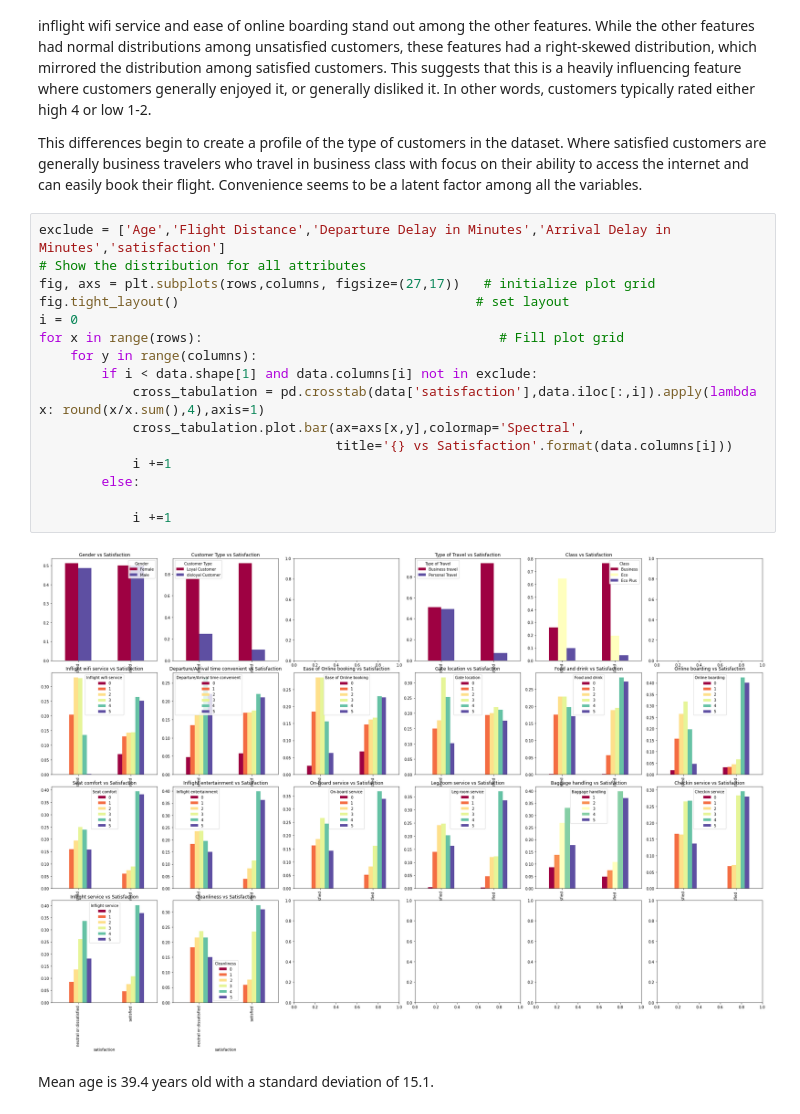
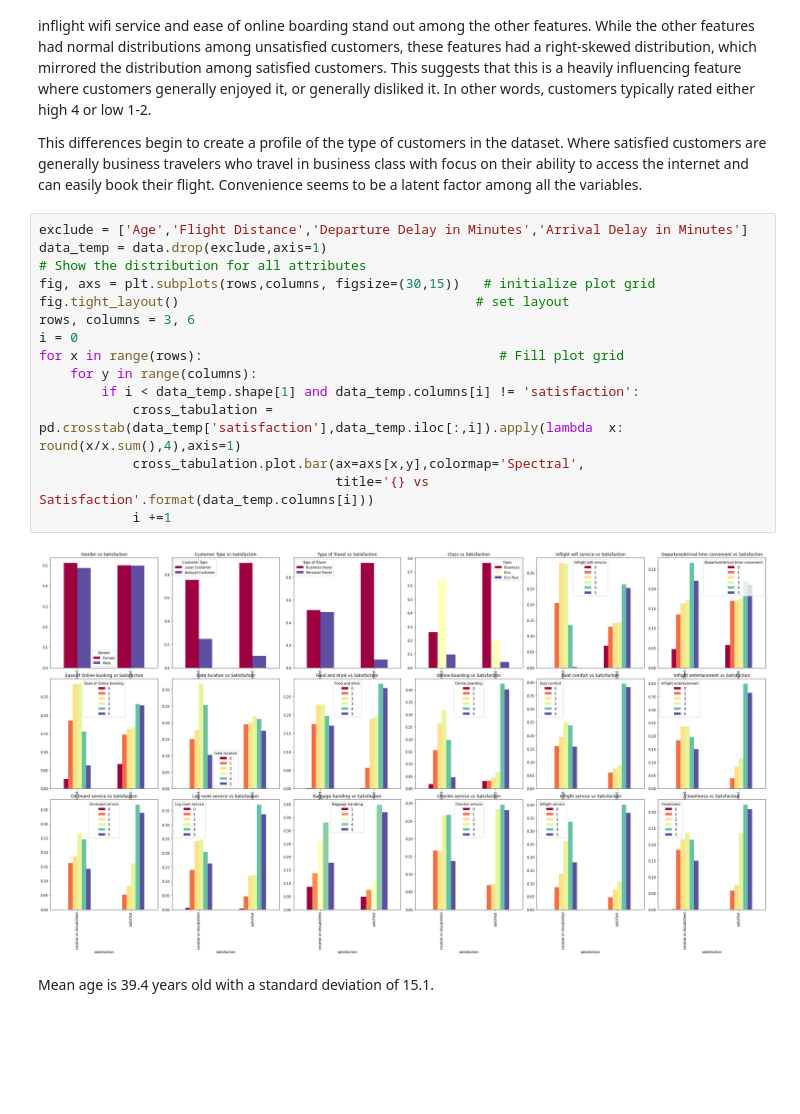
Before and after one commit to gpala7077/Classifying_Airline_Customer_Satisfication, a Jupyter notebook: Final_Project_data_exploration.ipynb, the cells around one changed output. Drawn from its saved outputs; the diff is of its cells as text; blank space fills up the shorter version.

Commit message:
Fixed Crosstab plots

```diff
--- a/Final_Project_data_exploration.ipynb
+++ b/Final_Project_data_exploration.ipynb
@@ -228,23 +228,22 @@ This differences begin to create a profile of the type of customers in the datas
 generally business travelers who travel in business class with focus on their ability to access the internet and can
 easily book their flight. Convenience seems to be a latent factor among all the variables.
 # %%
-exclude = ['Age','Flight Distance','Departure Delay in Minutes','Arrival Delay in Minutes','satisfaction']
+exclude = ['Age','Flight Distance','Departure Delay in Minutes','Arrival Delay in Minutes']
+data_temp = data.drop(exclude,axis=1)
 # Show the distribution for all attributes
-fig, axs = plt.subplots(rows,columns, figsize=(27,17))   # initialize plot grid
+fig, axs = plt.subplots(rows,columns, figsize=(30,15))   # initialize plot grid
 fig.tight_layout()                                      # set layout
+rows, columns = 3, 6
 i = 0
 for x in range(rows):                                      # Fill plot grid
     for y in range(columns):
-        if i < data.shape[1] and data.columns[i] not in exclude:
-            cross_tabulation = pd.crosstab(data['satisfaction'],data.iloc[:,i]).apply(lambda  x: round(x/x.sum(),4),axis=1)
+        if i < data_temp.shape[1] and data_temp.columns[i] != 'satisfaction':
+            cross_tabulation = pd.crosstab(data_temp['satisfaction'],data_temp.iloc[:,i]).apply(lambda  x: round(x/x.sum(),4),axis=1)
             cross_tabulation.plot.bar(ax=axs[x,y],colormap='Spectral',
-                                      title='{} vs Satisfaction'.format(data.columns[i]))
+                                      title='{} vs Satisfaction'.format(data_temp.columns[i]))
             i +=1
-        else:
-
-            i +=1
 # %% [output]
-[figure, old version]
+[figure, new version]
 # %% [markdown]
 Mean age is 39.4 years old with a standard deviation of 15.1.
 # %% [markdown]
```
